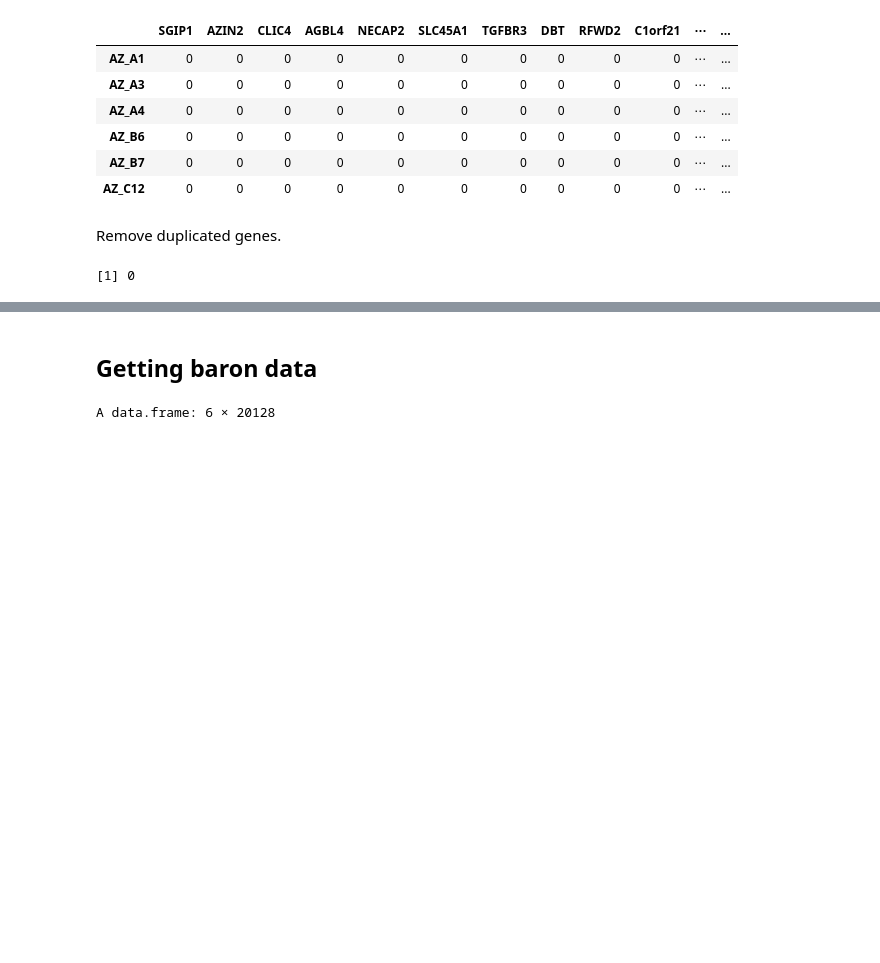
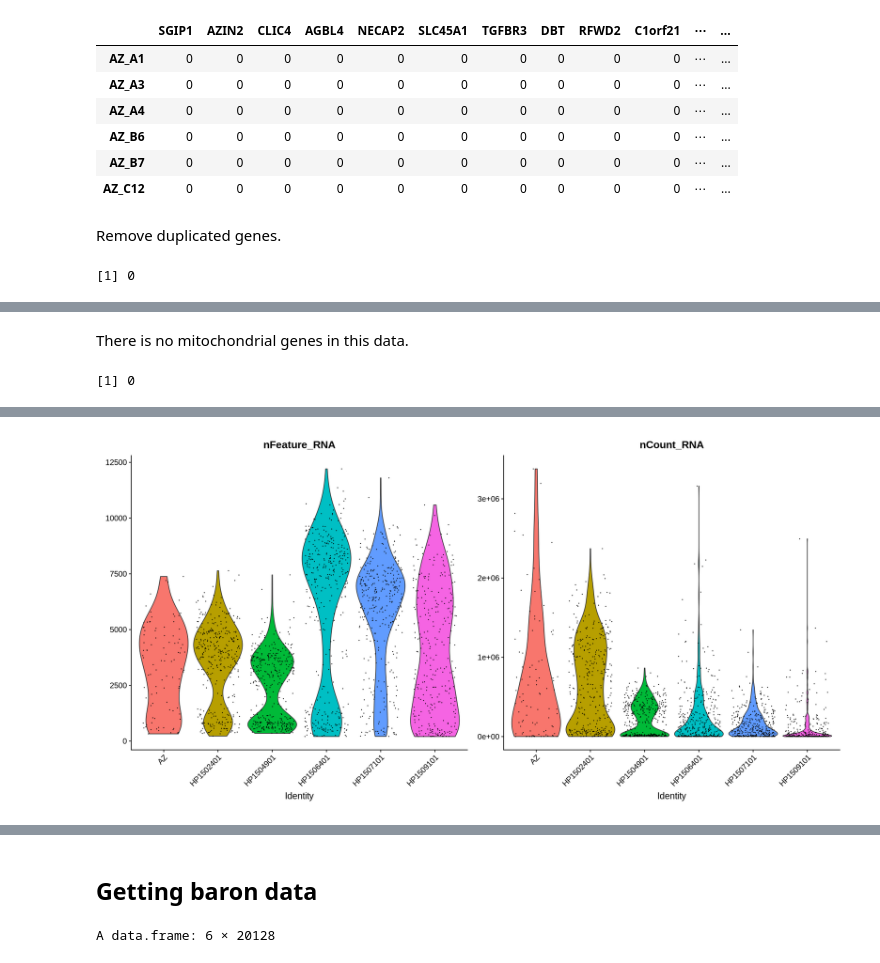
Before and after one commit to galopyz/goldfish, a Jupyter notebook: R/midterm.ipynb, the cells around one changed output, grey strips where cells are left out. Drawn from its saved outputs; the diff is of its cells as text; code cells hidden in the pictures; blank space fills up the shorter version.

```diff
--- a/R/midterm.ipynb
+++ b/R/midterm.ipynb
@@ -238,0 +233,3 @@ sum(duplicated(colnames(df)))
+# %%
+df = df[, !duplicated(colnames(df))]
+sum(duplicated(colnames(df)))
@@ -247,0 +267,10 @@ ERROR: Error in validObject(.Object): invalid class “LogMap” object: Duplica
+# %% [markdown]
+There is no mitochondrial genes in this data.
+# %%
+sum(PercentageFeatureSet(so, pattern = "^MT-"))
+# %% [output]
+[1] 0
+# %%
+# Visualize QC metrics as a violin plot
+VlnPlot(so, features = c("nFeature_RNA", "nCount_RNA"), ncol = 2)
+# %% [output]
@@ -247,0 +279 @@ ERROR: Error in validObject(.Object): invalid class “LogMap” object: Duplica
+[figure, added]
```
Also changed, not shown: parts of 43 cells of this notebook.
